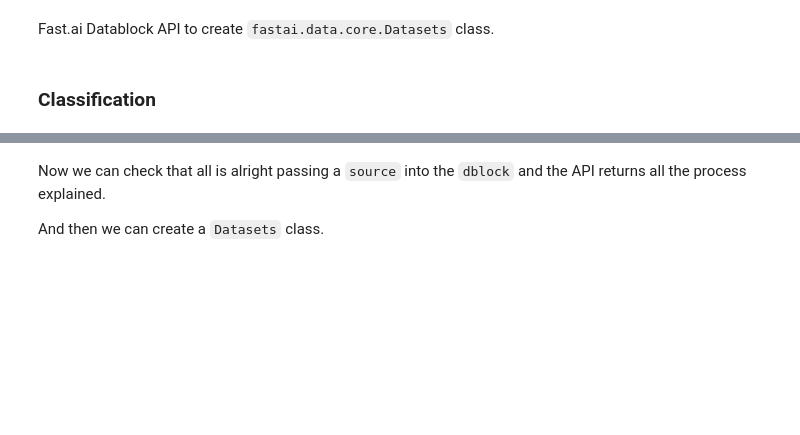
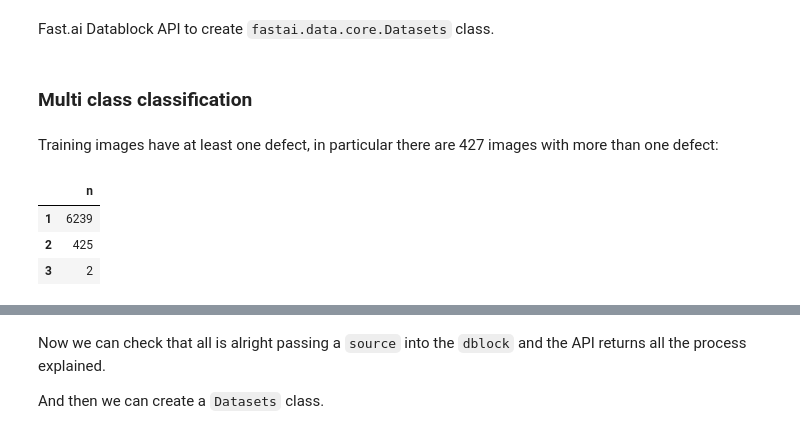
Before and after one commit to marcomatteo/steel_segmentation, a Jupyter notebook: dev_nbs/03_datasets.ipynb, the cells around one changed output, grey strips where cells are left out. Drawn from its saved outputs; the diff is of its cells as text; code cells hidden in the pictures; blank space fills up the shorter version.

```diff
--- a/dev_nbs/03_datasets.ipynb
+++ b/dev_nbs/03_datasets.ipynb
@@ -44,8 +44,17 @@ train_multi = train_multi[train_multi["ImageId"].isin(only_imgs)].copy()
 ## Fast.ai DataBlock API
 # %% [markdown]
 Fast.ai Datablock API to create `fastai.data.core.Datasets` class.
-# %% [markdown]
-### Classification
+# %% [markdown]
+### Multi class classification
+# %% [markdown]
+Training images have at least one defect, in particular there are 427 images with more than one defect:
+# %%
+train_pivot.loc[train_pivot[0]!=-1]["n"].value_counts().to_frame()
+# %% [output]
+|  | n |
+| 1 | 6239 |
+| 2 | 425 |
+| 3 | 2 |
 # %%
 #hide
 size = None
```
Also changed, not shown: parts of 17 cells of this notebook, 2 other files.
